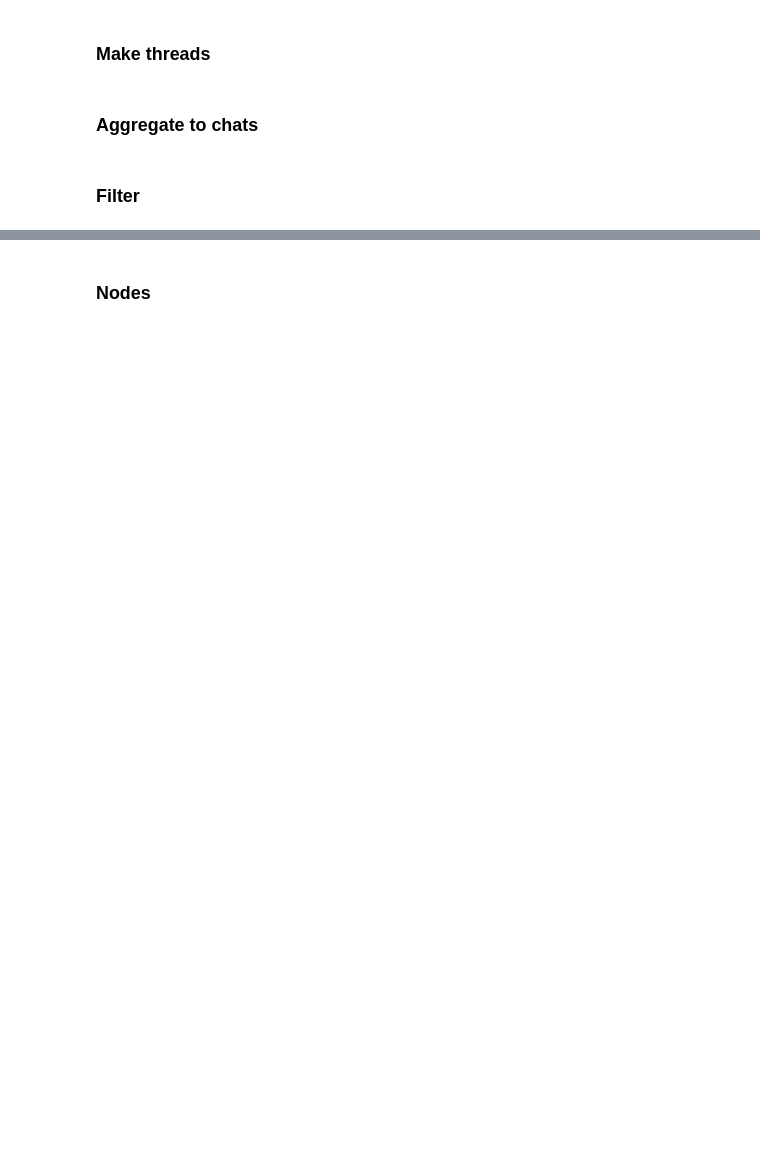
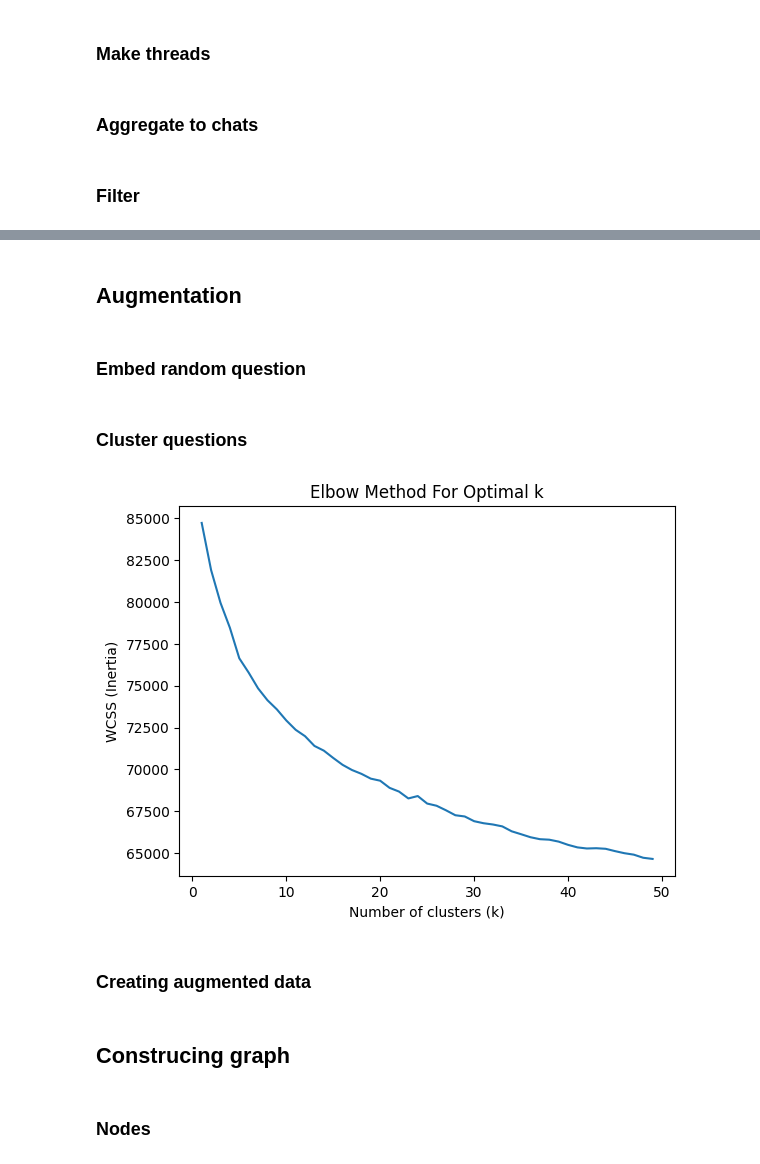
Before and after one commit to Jakkaps/master, a Jupyter notebook: data_preprocessing.ipynb, the cells around one changed output, grey strips where cells are left out. Saved outputs shown, nothing was run; the diff lists cells and outputs as text; code cells hidden in the pictures; blank space fills up the shorter version.

```diff
--- a/data_preprocessing.ipynb
+++ b/data_preprocessing.ipynb
@@ -72,0 +79,47 @@ chats = chats[proper_length & non_dm]
+# %% [markdown]
+## Augmentation
+# %% [markdown]
+### Embed random question
+# %%
+import numpy as np
+
+def random_customer_idx(x):
+    even = [i for i in range(0, x - 2, 2)] # Don't pick the last message
+    return np.random.choice(even)
+
+chats_df['aug_idx'] = chats_df['n_messages'].apply(lambda x: random_customer_idx(x))
+chats_df['aug_text'] = chats_df.apply(lambda x: x['chat'][x['aug_idx']], axis=1)
+# %%
+from sentence_transformers import SentenceTransformer
+
+model = SentenceTransformer(
+    # "mixedbread-ai/mxbai-embed-large-v1"
+    "TaylorAI/bge-micro-v2"
+)
+
+to_embed = chats_df['aug_text'].tolist()
+embeddings = model.encode(to_embed, show_progress_bar=True)
+chats_df['aug_embedding'] = embeddings.tolist()
+# %% [markdown]
+### Cluster questions
+# %%
+from sklearn.cluster import KMeans
+import matplotlib.pyplot as plt
+
+ks = [i for i in range(1, 50, 1)]
+wcss = []
+
+for k in ks:
+    kmeans = KMeans(n_clusters=k, random_state=0).fit(embeddings)
+    wcss.append(kmeans.inertia_)
+
+
+plt.plot(ks, wcss)
+
+plt.title('Elbow Method For Optimal k')
+plt.xlabel('Number of clusters (k)')
+plt.ylabel('WCSS (Inertia)')
+
+plt.show()
+# %% [output]
+[figure, added]
@@ -72,0 +131,2 @@ chats = chats[proper_length & non_dm]
+# %% [markdown]
+### Creating augmented data
@@ -73,3 +158,5 @@ chats = chats[proper_length & non_dm]
+# %% [markdown]
+## Construcing graph
 # %% [markdown]
 ### Nodes
 # %%
```
Also changed, not shown: parts of 10 cells of this notebook, 2 other files.
